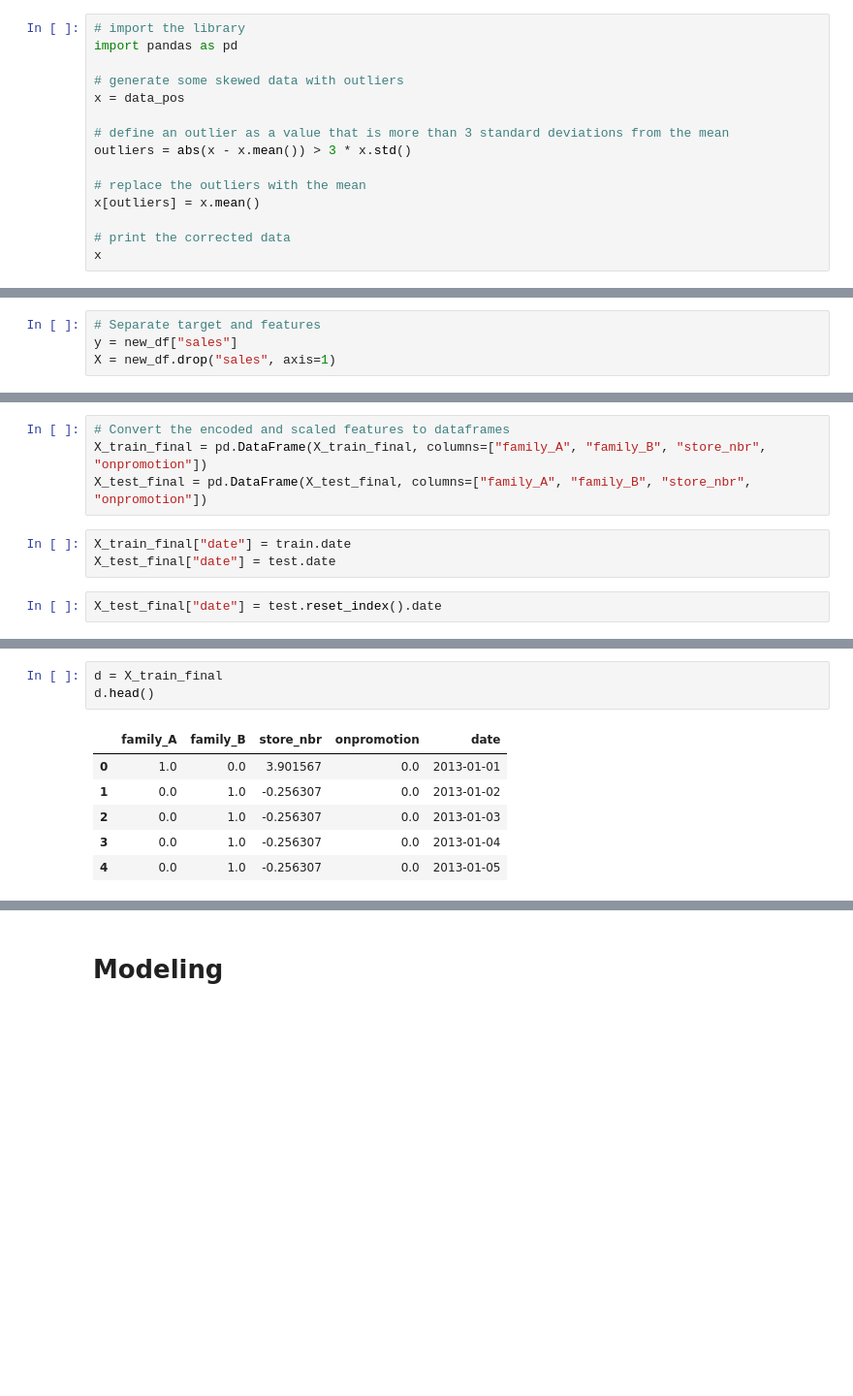
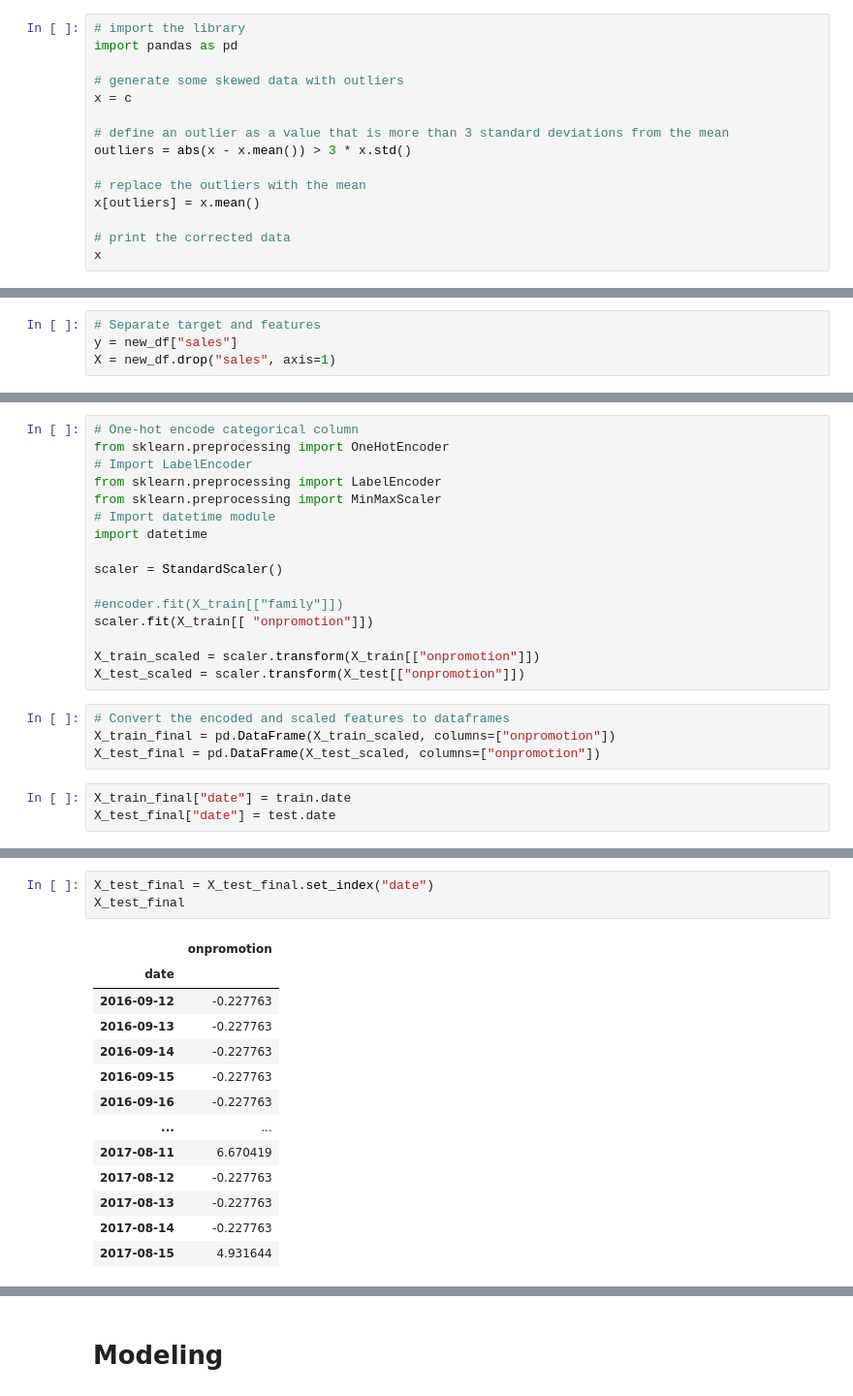
Before and after one commit to Henamen21/Time_Series_prediction, a Jupyter notebook: Time_Series_prediction.ipynb, the cells around one changed output, grey strips where cells are left out. Shown at 97% size. Saved outputs shown, nothing was run; the diff lists cells and outputs as text; blank space fills up the shorter version.

```diff
--- a/Time_Series_prediction.ipynb
+++ b/Time_Series_prediction.ipynb
@@ -1027,7 +981,7 @@ Yeo-Johnson correction is a method of transforming the data to reduce the effect
 import pandas as pd
 
 # generate some skewed data with outliers
-x = data_pos
+x = c
 
 # define an outlier as a value that is more than 3 standard deviations from the mean
 outliers = abs(x - x.mean()) > 3 * x.std()
@@ -1145,9 +1065,23 @@ X_test_final = np.concatenate([X_test_ohe, X_test_scaled], axis=1)
 # %%
-# Convert the encoded and scaled features to dataframes
-X_train_final = pd.DataFrame(X_train_final, columns=["family_A", "family_B", "store_nbr", "onpromotion"])
-X_test_final = pd.DataFrame(X_test_final, columns=["family_A", "family_B", "store_nbr", "onpromotion"])
+# One-hot encode categorical column
+from sklearn.preprocessing import OneHotEncoder
+# Import LabelEncoder
+from sklearn.preprocessing import LabelEncoder
+from sklearn.preprocessing import MinMaxScaler
+# Import datetime module
+import datetime
+
+scaler = StandardScaler()
+
+#encoder.fit(X_train[["family"]])
+scaler.fit(X_train[[ "onpromotion"]])
+
+X_train_scaled = scaler.transform(X_train[["onpromotion"]])
+X_test_scaled = scaler.transform(X_test[["onpromotion"]])
 # %%
-X_train_final["date"] = train.date
-X_test_final["date"] = test.date
+# Convert the encoded and scaled features to dataframes
+X_train_final = pd.DataFrame(X_train_scaled, columns=["onpromotion"])
+X_test_final = pd.DataFrame(X_test_scaled, columns=["onpromotion"])
 # %%
-X_test_final["date"] = test.reset_index().date
+X_train_final["date"] = train.date
+X_test_final["date"] = test.date
@@ -1163,10 +1106,17 @@ X_test_final.head()
 # %%
-d = X_train_final
-d.head()
+X_test_final = X_test_final.set_index("date")
+X_test_final
 # %% [output]
-|  | family_A | family_B | store_nbr | onpromotion | date |
-| 0 | 1.0 | 0.0 | 3.901567 | 0.0 | 2013-01-01 |
-| 1 | 0.0 | 1.0 | -0.256307 | 0.0 | 2013-01-02 |
-| 2 | 0.0 | 1.0 | -0.256307 | 0.0 | 2013-01-03 |
-| 3 | 0.0 | 1.0 | -0.256307 | 0.0 | 2013-01-04 |
-| 4 | 0.0 | 1.0 | -0.256307 | 0.0 | 2013-01-05 |
+|  | onpromotion |
+| date |  |
+| 2016-09-12 | -0.227763 |
+| 2016-09-13 | -0.227763 |
+| 2016-09-14 | -0.227763 |
+| 2016-09-15 | -0.227763 |
+| 2016-09-16 | -0.227763 |
+| ... | ... |
+| 2017-08-11 | 6.670419 |
+| 2017-08-12 | -0.227763 |
+| 2017-08-13 | -0.227763 |
+| 2017-08-14 | -0.227763 |
+| 2017-08-15 | 4.931644 |
```
Also changed, not shown: parts of 134 cells of this notebook, 1 other file.
